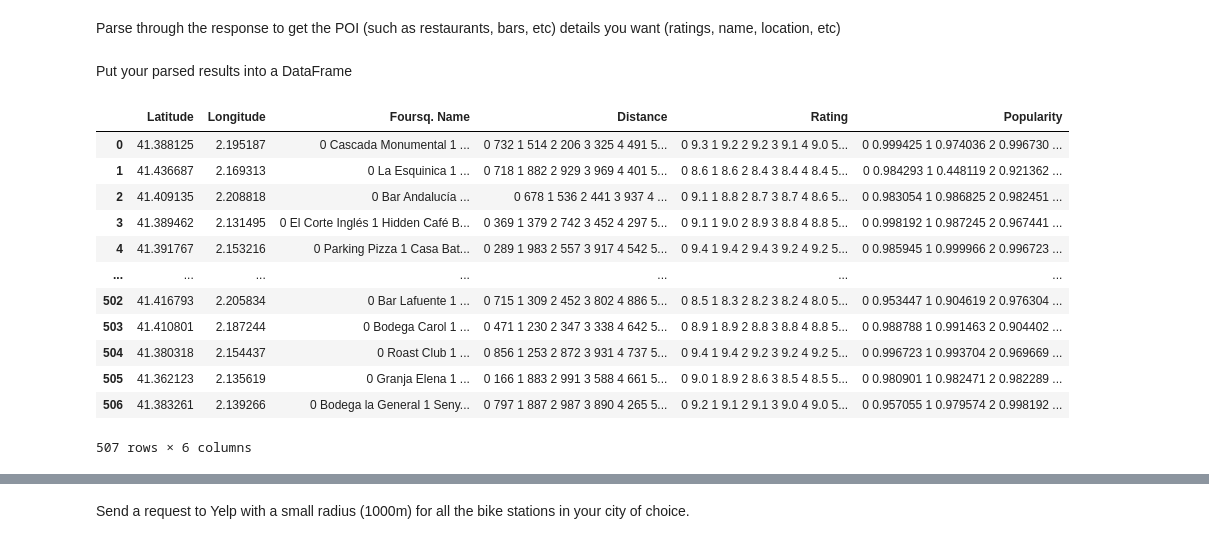
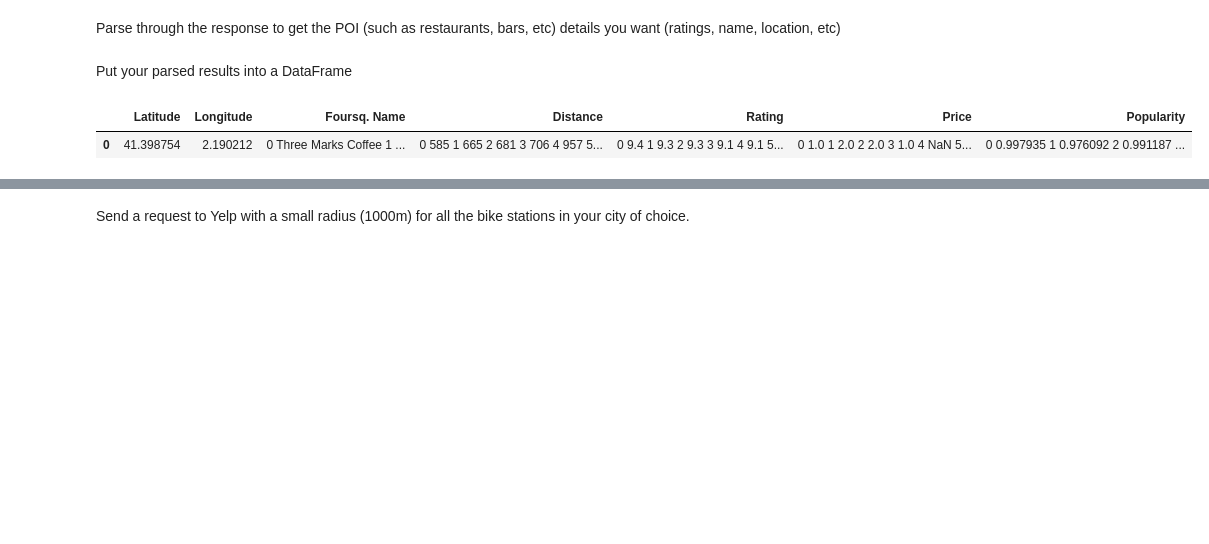
Before and after one commit to oyebolakolapo/Final-Project-Statistical-Modelling-with-Python, a Jupyter notebook: yelp_foursquare_EDA.ipynb, the cells around one changed output, grey strips where cells are left out. Saved outputs shown, nothing was run; the diff lists cells and outputs as text; code cells hidden in the pictures; blank space fills up the shorter version.

```diff
--- a/yelp_foursquare_EDA.ipynb
+++ b/yelp_foursquare_EDA.ipynb
@@ -56,20 +45,21 @@ Parse through the response to get the POI (such as restaurants, bars, etc) detai
 # %% [markdown]
 Put your parsed results into a DataFrame
+# %%
+res = data.get('results', [])
+fr = pd.DataFrame(res)
+results.append({
+    'Latitude': latitude,
+    'Longitude': longitude,
+    'Foursq. Name': fr['name'],
+    'Distance': fr['distance'],
+    'Rating': fr['rating'],
+    'Price': fr['price'],
+    'Popularity': fr['popularity']
+    })
 # %%
-data_foursquare = pd.DataFrame(results )
+data_foursquare = pd.DataFrame(results)
 
-data_foursquare
+data_foursquare.head(1)
 # %% [output]
-|  | Latitude | Longitude | Foursq. Name | Distance | Rating | Popularity |
-| 0 | 41.388125 | 2.195187 | 0 Cascada Monumental 1 ... | 0 732 1 514 2 206 3 325 4 491 5... | 0 9.3 1 9.2 2 9.2 3 9.1 4 9.0 5... | 0 0.999425 1 0.974036 2 0.996730 ... |
-| 1 | 41.436687 | 2.169313 | 0 La Esquinica 1 ... | 0 718 1 882 2 929 3 969 4 401 5... | 0 8.6 1 8.6 2 8.4 3 8.4 4 8.4 5... | 0 0.984293 1 0.448119 2 0.921362 ... |
-| 2 | 41.409135 | 2.208818 | 0 Bar Andalucía ... | 0 678 1 536 2 441 3 937 4 ... | 0 9.1 1 8.8 2 8.7 3 8.7 4 8.6 5... | 0 0.983054 1 0.986825 2 0.982451 ... |
-| 3 | 41.389462 | 2.131495 | 0 El Corte Inglés 1 Hidden Café B... | 0 369 1 379 2 742 3 452 4 297 5... | 0 9.1 1 9.0 2 8.9 3 8.8 4 8.8 5... | 0 0.998192 1 0.987245 2 0.967441 ... |
-| 4 | 41.391767 | 2.153216 | 0 Parking Pizza 1 Casa Bat... | 0 289 1 983 2 557 3 917 4 542 5... | 0 9.4 1 9.4 2 9.4 3 9.2 4 9.2 5... | 0 0.985945 1 0.999966 2 0.996723 ... |
-| ... | ... | ... | ... | ... | ... | ... |
-| 502 | 41.416793 | 2.205834 | 0 Bar Lafuente 1 ... | 0 715 1 309 2 452 3 802 4 886 5... | 0 8.5 1 8.3 2 8.2 3 8.2 4 8.0 5... | 0 0.953447 1 0.904619 2 0.976304 ... |
-| 503 | 41.410801 | 2.187244 | 0 Bodega Carol 1 ... | 0 471 1 230 2 347 3 338 4 642 5... | 0 8.9 1 8.9 2 8.8 3 8.8 4 8.8 5... | 0 0.988788 1 0.991463 2 0.904402 ... |
-| 504 | 41.380318 | 2.154437 | 0 Roast Club 1 ... | 0 856 1 253 2 872 3 931 4 737 5... | 0 9.4 1 9.4 2 9.2 3 9.2 4 9.2 5... | 0 0.996723 1 0.993704 2 0.969669 ... |
-| 505 | 41.362123 | 2.135619 | 0 Granja Elena 1 ... | 0 166 1 883 2 991 3 588 4 661 5... | 0 9.0 1 8.9 2 8.6 3 8.5 4 8.5 5... | 0 0.980901 1 0.982471 2 0.982289 ... |
-| 506 | 41.383261 | 2.139266 | 0 Bodega la General 1 Seny... | 0 797 1 887 2 987 3 890 4 265 5... | 0 9.2 1 9.1 2 9.1 3 9.0 4 9.0 5... | 0 0.957055 1 0.979574 2 0.998192 ... |
+|  | Latitude | Longitude | Foursq. Name | Distance | Rating | Price | Popularity |
+| 0 | 41.398754 | 2.190212 | 0 Three Marks Coffee 1 ... | 0 585 1 665 2 681 3 706 4 957 5... | 0 9.4 1 9.3 2 9.3 3 9.1 4 9.1 5... | 0 1.0 1 2.0 2 2.0 3 1.0 4 NaN 5... | 0 0.997935 1 0.976092 2 0.991187 ... |
-507 rows × 6 columns
```
Also changed, not shown: parts of 16 cells of this notebook.
